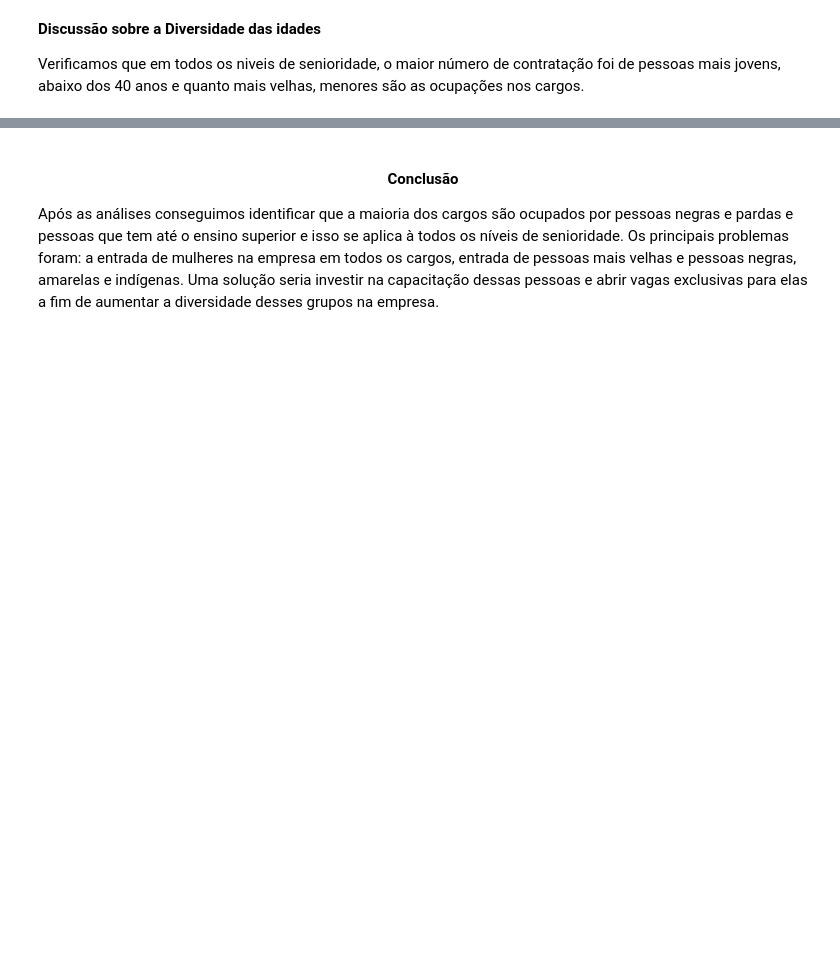
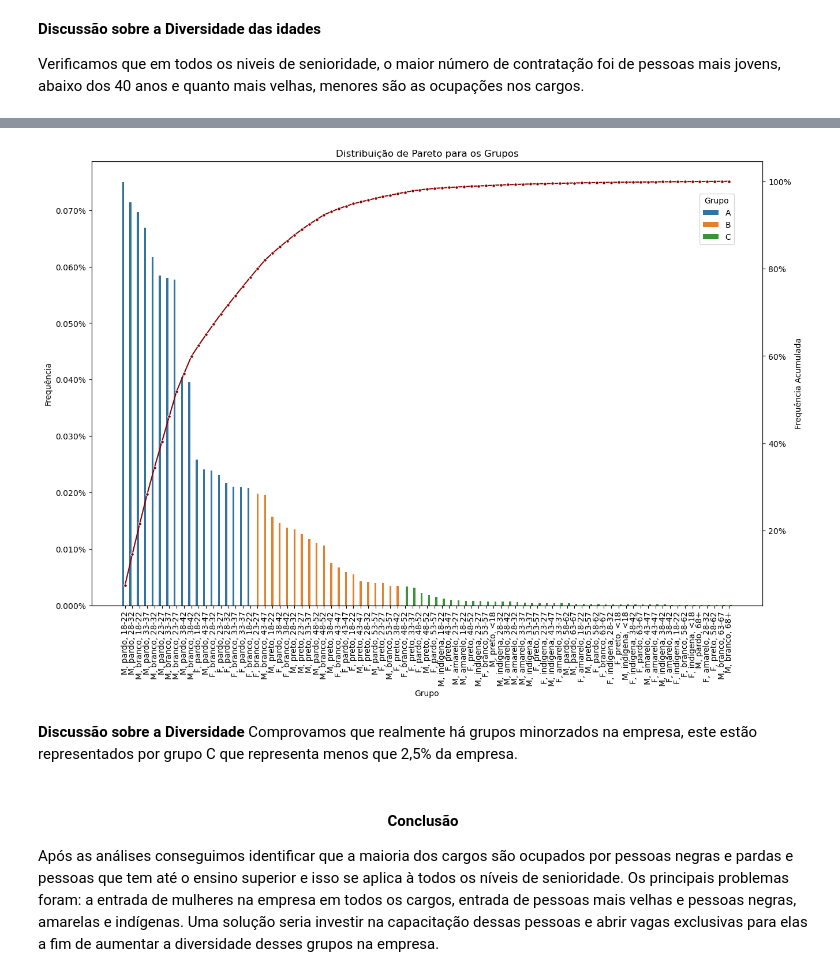
Before and after one commit to pedrolustosab/AdaHack-Dados, a Jupyter notebook: Análise Exploratória.ipynb, the cells around one changed output, grey strips where cells are left out. Drawn from its saved outputs; the diff is of its cells as text; code cells hidden in the pictures; blank space fills up the shorter version.

Commit message:
Inclusão Pareto

```diff
--- a/Análise Exploratória.ipynb
+++ b/Análise Exploratória.ipynb
@@ -1010,0 +1019,15 @@ Verificamos que em todos os niveis de senioridade, o maior número de contrataç
+# %%
+# Calcular a frequência e a porcentagem acumulada
+df_pareto = df['Grupo'].value_counts(normalize=True).reset_index()
+df_pareto.columns = ['Grupo', 'Frequencia']
+df_pareto['Frequencia_Acumulada'] = df_pareto['Frequencia'].cumsum() / df_pareto['Frequencia'].sum() * 100
+
+# Adicionar a coluna de categoria baseada na porcentagem acumulada
+df_pareto['Categoria_Pareto'] = pd.cut(df_pareto['Frequencia_Acumulada'], bins=[0, 80, 97.5, 100], labels=['A', 'B', 'C'])
+
+# Selecione apenas as colunas numéricas
+df_pareto_num = df_pareto.select_dtypes(include=['float64', 'int64'])
+
+# Aplique a formatação para exibir como porcentagem
+df_pareto_num = df_pareto_num.applymap(lambda x: f"{x:.5f}%")
+df_pareto_num
@@ -1011,3 +1072,48 @@ Verificamos que em todos os niveis de senioridade, o maior número de contrataç
+# %%
+import matplotlib.pyplot as plt
+from matplotlib.ticker import FuncFormatter
+import seaborn as sns
+
+# Função para formatar os valores do eixo y como porcentagem
+def to_percent(y, position):
+    return "{:.3f}%".format(y)
+
+def to_percent_0(y, position):
+    return "{:.0f}%".format(y)
+
+# Definir cores para as barras
+cores = {'A': 'tab:blue', 'B': 'tab:orange', 'C': 'tab:green', 'D': 'tab:red'}
+
+# Criar o gráfico de barras
+fig, ax1 = plt.subplots(figsize=(15,10))
+sns.barplot(x=df_pareto['Grupo'], y=df_pareto['Frequencia'], hue=df_pareto['Categoria_Pareto'], ax=ax1,
+            palette=cores, linewidth=4)  # Ajustar a largura das bordas das barras
+ax1.set_xlabel('Grupo')
+ax1.set_ylabel('Frequência')
+ax1.yaxis.set_major_formatter(FuncFormatter(to_percent))
+
+# Rotacionar os rótulos do eixo x
+plt.xticks(rotation=90)
+
+# Criar o gráfico de linha para a porcentagem acumulada
+ax2 = ax1.twinx()
+sns.lineplot(x='Grupo', y='Frequencia_Acumulada', data=df_pareto, color='darkred', marker='o', markersize=4, ax=ax2)
+ax2.set_ylabel('Frequência Acumulada')
+ax2.yaxis.set_major_formatter(FuncFormatter(to_percent_0))
+
+# Mover a legenda para fora do gráfico
+ax1.legend(title='Grupo', loc='center left', bbox_to_anchor=(0.9, 0.87))
+
+# Definir o título
+plt.title('Distribuição de Pareto para os Grupos')
+
+# Mostrar o gráfico
+plt.show()
+# %% [output]
+[figure, added]
+# %% [markdown]
+**Discussão sobre a Diversidade**
+Comprovamos que realmente há grupos minorzados na empresa, este estão representados por grupo C que representa menos que 2,5% da empresa.
 # %% [markdown]
 
 #### <center>Conclusão <center>
```
Also changed, not shown: parts of 13 cells of this notebook.
